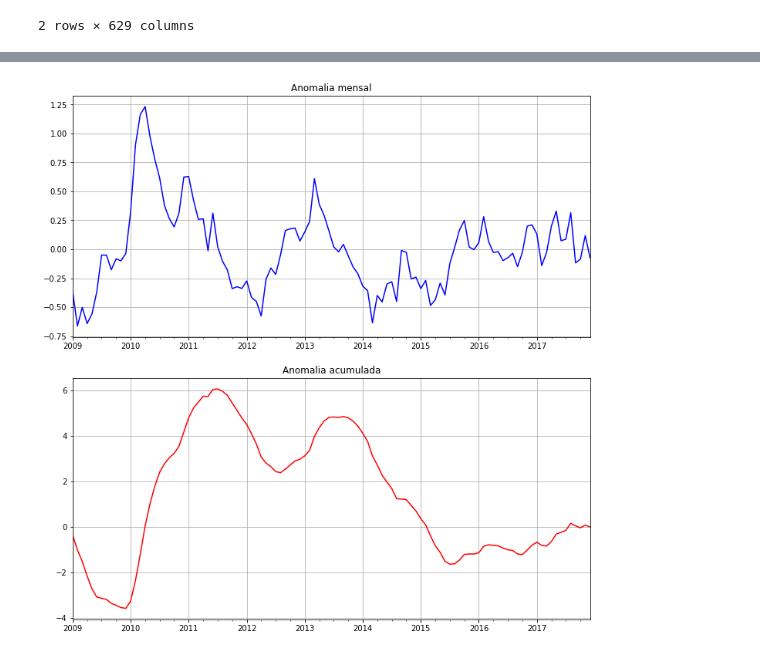
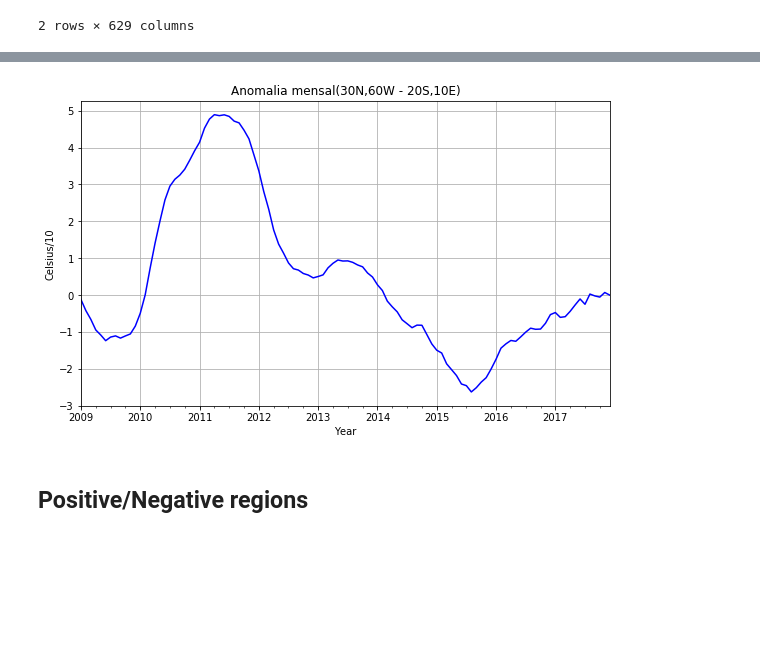
Before and after one commit to tiagotele/experimentos_oceanografia, a Jupyter notebook: Exame dos dados de anomalia.ipynb, the cells around one changed output, grey strips where cells are left out. Cells and saved outputs as stored; diff of their text form; code cells hidden in the pictures; blank space fills up the shorter version.

```diff
--- a/Exame dos dados de anomalia.ipynb
+++ b/Exame dos dados de anomalia.ipynb
@@ -353,3 +311,9 @@ plt.show()
+# %%
+plota_coluna_do_dataframe(funceme_df, 'Anomalia mensal(30N,60W - 20S,10E)',COLUNA_ANOMALIA_ACUMULADA)
+# %% [output]
+[figure, added]
+# %% [markdown]
+## Positive/Negative regions
 # %%
 '''ATN : 20N-0N / 50W-20W
 ATS : 0N-18W / 30W-0W
@@ -389,18 +353,3 @@ ATS_df = adiciona_anomalia(ATS_df)
 #AnomaliaCumulativa
 ATN_df = adiciona_anomalia_acumulada(ATN_df)
 ATs_df = adiciona_anomalia_acumulada(ATS_df)
-# %%
-
-fig, axarr = plt.subplots(2)
-fig.set_size_inches(10, 10)
-
-ATN_df[COLUNA_ANOMALIA_DO_MES].plot(ax=axarr[0], color='b', linestyle='-', grid=True)
-axarr[0].set_title('Anomalia mensal(20N,50W - 0N,20W)')
-
-ATN_df[COLUNA_ANOMALIA_ACUMULADA].plot(color='r', linestyle='-', ax=axarr[1], grid=True)
-axarr[1].set_title('Anomalia acumulada (20N,50W - 0N,20W)')
-plt.tight_layout(pad=0.4, w_pad=0.5, h_pad=2.0)
-
-plt.show()
-# %% [output]
-[figure, removed]
```
Also changed, not shown: parts of 32 cells of this notebook.
